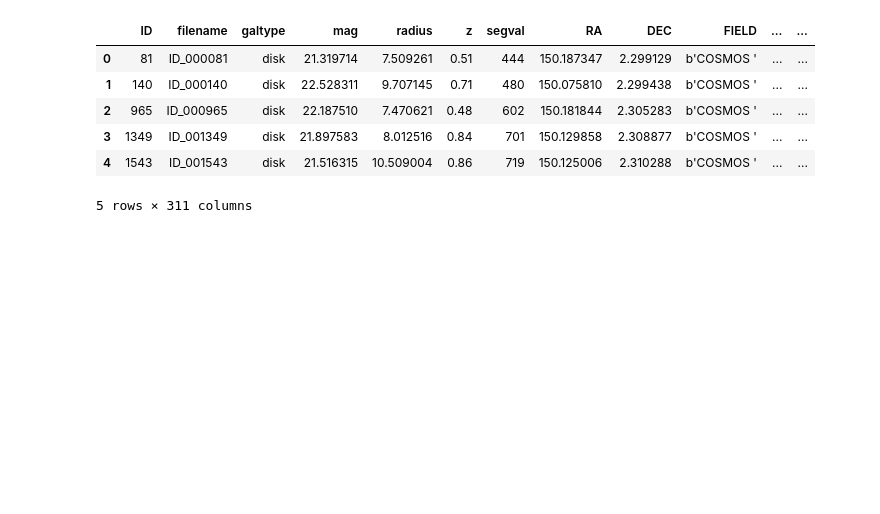
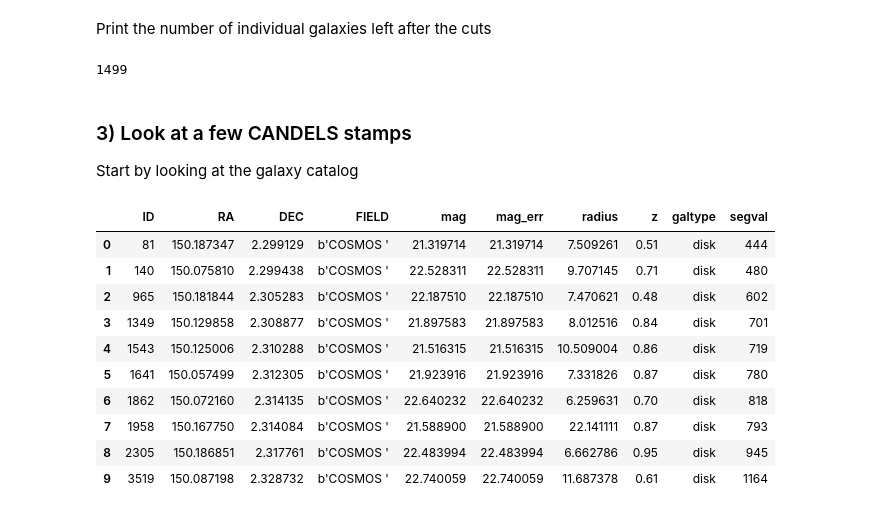
Before and after one commit to aboucaud/candels-blender, a Jupyter notebook: notebooks/manual_blender.ipynb, the cells around one changed output. Saved outputs shown, nothing was run; the diff lists cells and outputs as text; code cells hidden in the pictures; blank space fills up the shorter version.

```diff
--- a/notebooks/manual_blender.ipynb
+++ b/notebooks/manual_blender.ipynb
@@ -84,10 +27,24 @@ cat = pd.read_csv(incat)
-# %%
-cat.head()
-# %% [output]
-|  | ID | filename | galtype | mag | radius | z | segval | RA | DEC | FIELD | ... | ... |
-| 0 | 81 | ID_000081 | disk | 21.319714 | 7.509261 | 0.51 | 444 | 150.187347 | 2.299129 | b'COSMOS ' | ... | ... |
-| 1 | 140 | ID_000140 | disk | 22.528311 | 9.707145 | 0.71 | 480 | 150.075810 | 2.299438 | b'COSMOS ' | ... | ... |
-| 2 | 965 | ID_000965 | disk | 22.187510 | 7.470621 | 0.48 | 602 | 150.181844 | 2.305283 | b'COSMOS ' | ... | ... |
-| 3 | 1349 | ID_001349 | disk | 21.897583 | 8.012516 | 0.84 | 701 | 150.129858 | 2.308877 | b'COSMOS ' | ... | ... |
-| 4 | 1543 | ID_001543 | disk | 21.516315 | 10.509004 | 0.86 | 719 | 150.125006 | 2.310288 | b'COSMOS ' | ... | ... |
-5 rows × 311 columns
+# %% [markdown]
+Print the number of individual galaxies left after the cuts
+# %%
+print(blender.n_gal)
+# %% [output]
+1499
+# %% [markdown]
+### 3) Look at a few CANDELS stamps
+
+Start by looking at the galaxy catalog
+# %%
+blender.cat.head(10)
+# %% [output]
+|  | ID | RA | DEC | FIELD | mag | mag_err | radius | z | galtype | segval |
+| 0 | 81 | 150.187347 | 2.299129 | b'COSMOS ' | 21.319714 | 21.319714 | 7.509261 | 0.51 | disk | 444 |
+| 1 | 140 | 150.075810 | 2.299438 | b'COSMOS ' | 22.528311 | 22.528311 | 9.707145 | 0.71 | disk | 480 |
+| 2 | 965 | 150.181844 | 2.305283 | b'COSMOS ' | 22.187510 | 22.187510 | 7.470621 | 0.48 | disk | 602 |
+| 3 | 1349 | 150.129858 | 2.308877 | b'COSMOS ' | 21.897583 | 21.897583 | 8.012516 | 0.84 | disk | 701 |
+| 4 | 1543 | 150.125006 | 2.310288 | b'COSMOS ' | 21.516315 | 21.516315 | 10.509004 | 0.86 | disk | 719 |
+| 5 | 1641 | 150.057499 | 2.312305 | b'COSMOS ' | 21.923916 | 21.923916 | 7.331826 | 0.87 | disk | 780 |
+| 6 | 1862 | 150.072160 | 2.314135 | b'COSMOS ' | 22.640232 | 22.640232 | 6.259631 | 0.70 | disk | 818 |
+| 7 | 1958 | 150.167750 | 2.314084 | b'COSMOS ' | 21.588900 | 21.588900 | 22.141111 | 0.87 | disk | 793 |
+| 8 | 2305 | 150.186851 | 2.317761 | b'COSMOS ' | 22.483994 | 22.483994 | 6.662786 | 0.95 | disk | 945 |
+| 9 | 3519 | 150.087198 | 2.328732 | b'COSMOS ' | 22.740059 | 22.740059 | 11.687378 | 0.61 | disk | 1164 |
```
Also changed, not shown: parts of 25 cells of this notebook, 2 other files.
